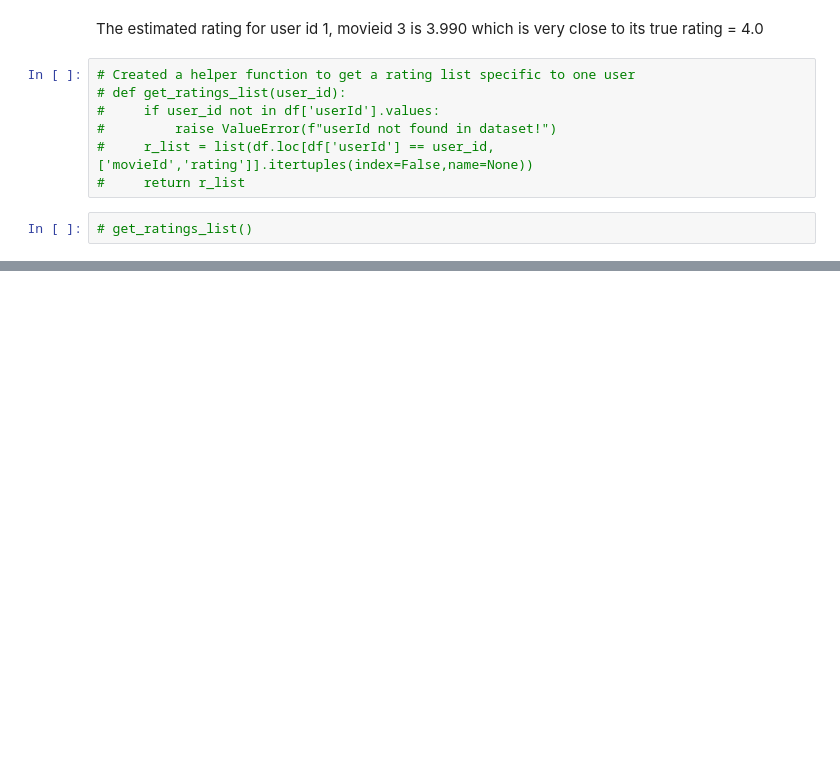
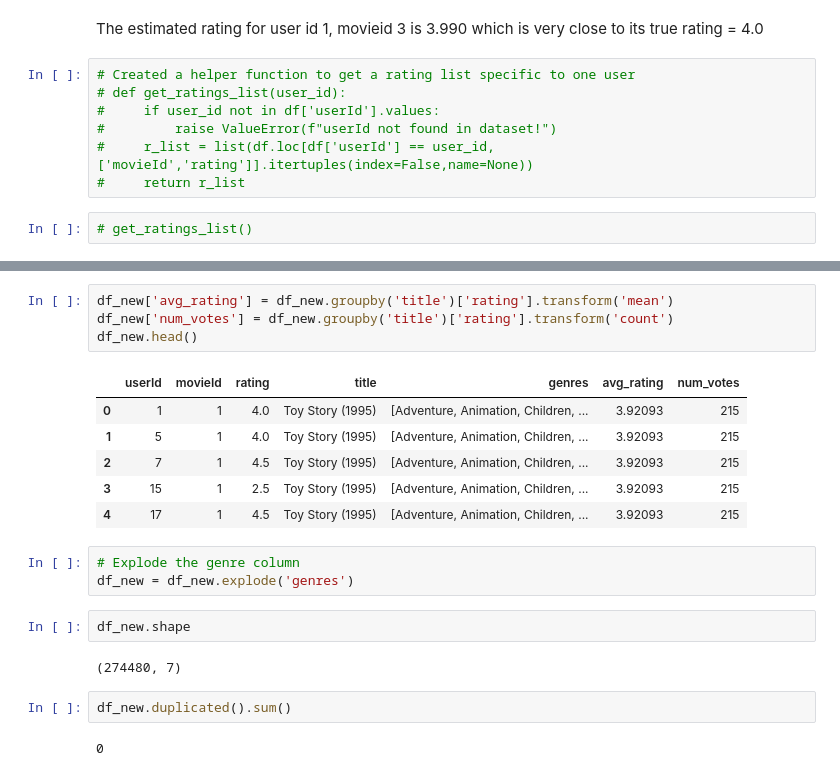
Before and after one commit to MrDenzy/Phase-4-Project---Movie-Recommendation-System, a Jupyter notebook: notebook/vkones.ipynb, the cells around one changed output, grey strips where cells are left out. Drawn from its saved outputs; the diff is of its cells as text; blank space fills up the shorter version.

```diff
--- a/notebook/vkones.ipynb
+++ b/notebook/vkones.ipynb
@@ -245,0 +274,22 @@ Recommendation # 10 : Godfather, The (1972)
+# %%
+df_new['avg_rating'] = df_new.groupby('title')['rating'].transform('mean')
+df_new['num_votes'] = df_new.groupby('title')['rating'].transform('count')
+df_new.head()
+# %% [output]
+|  | userId | movieId | rating | title | genres | avg_rating | num_votes |
+| 0 | 1 | 1 | 4.0 | Toy Story (1995) | [Adventure, Animation, Children, ... | 3.92093 | 215 |
+| 1 | 5 | 1 | 4.0 | Toy Story (1995) | [Adventure, Animation, Children, ... | 3.92093 | 215 |
+| 2 | 7 | 1 | 4.5 | Toy Story (1995) | [Adventure, Animation, Children, ... | 3.92093 | 215 |
+| 3 | 15 | 1 | 2.5 | Toy Story (1995) | [Adventure, Animation, Children, ... | 3.92093 | 215 |
+| 4 | 17 | 1 | 4.5 | Toy Story (1995) | [Adventure, Animation, Children, ... | 3.92093 | 215 |
+# %%
+# Explode the genre column
+df_new = df_new.explode('genres')
+# %%
+df_new.shape
+# %% [output]
+(274480, 7)
+# %%
+df_new.duplicated().sum()
+# %% [output]
+0
```
Also changed, not shown: parts of 19 cells of this notebook.
